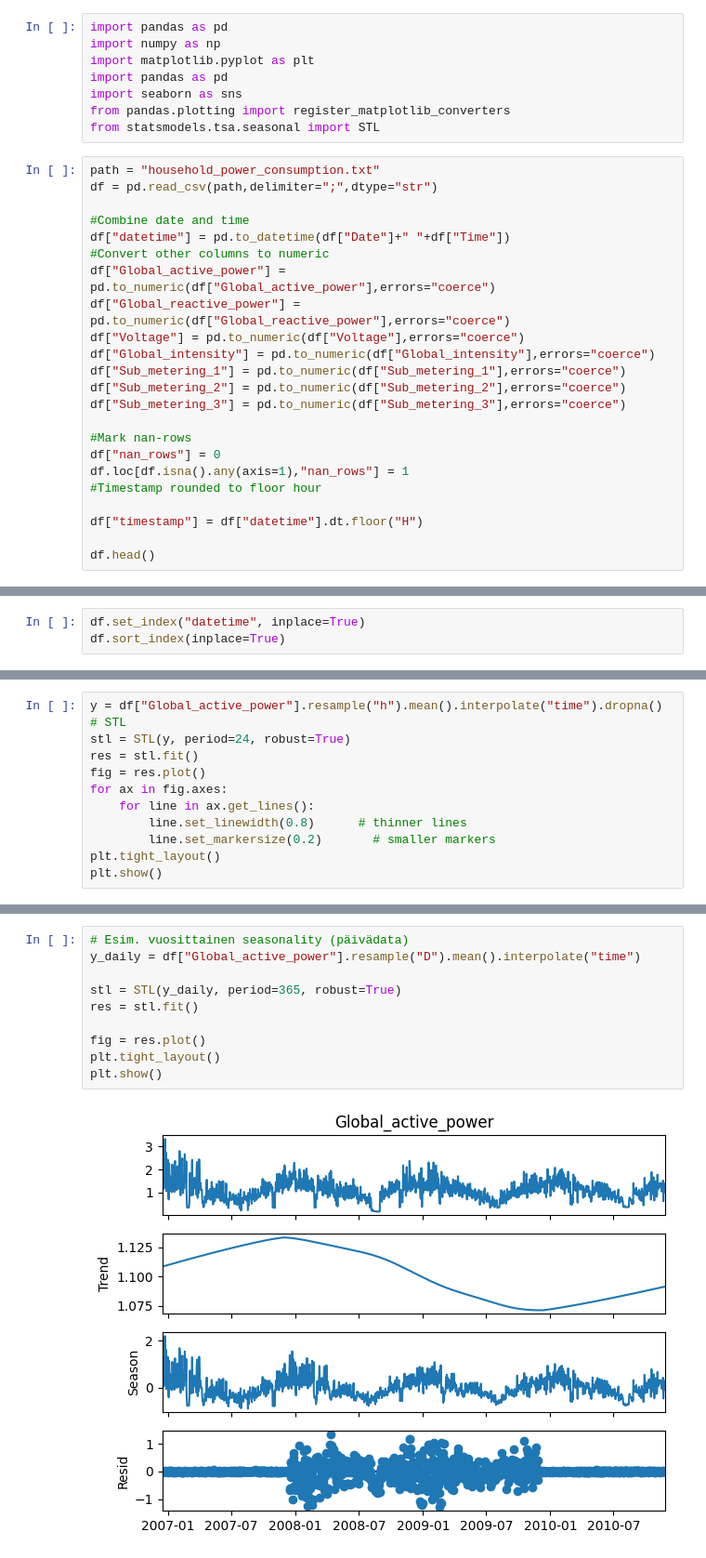
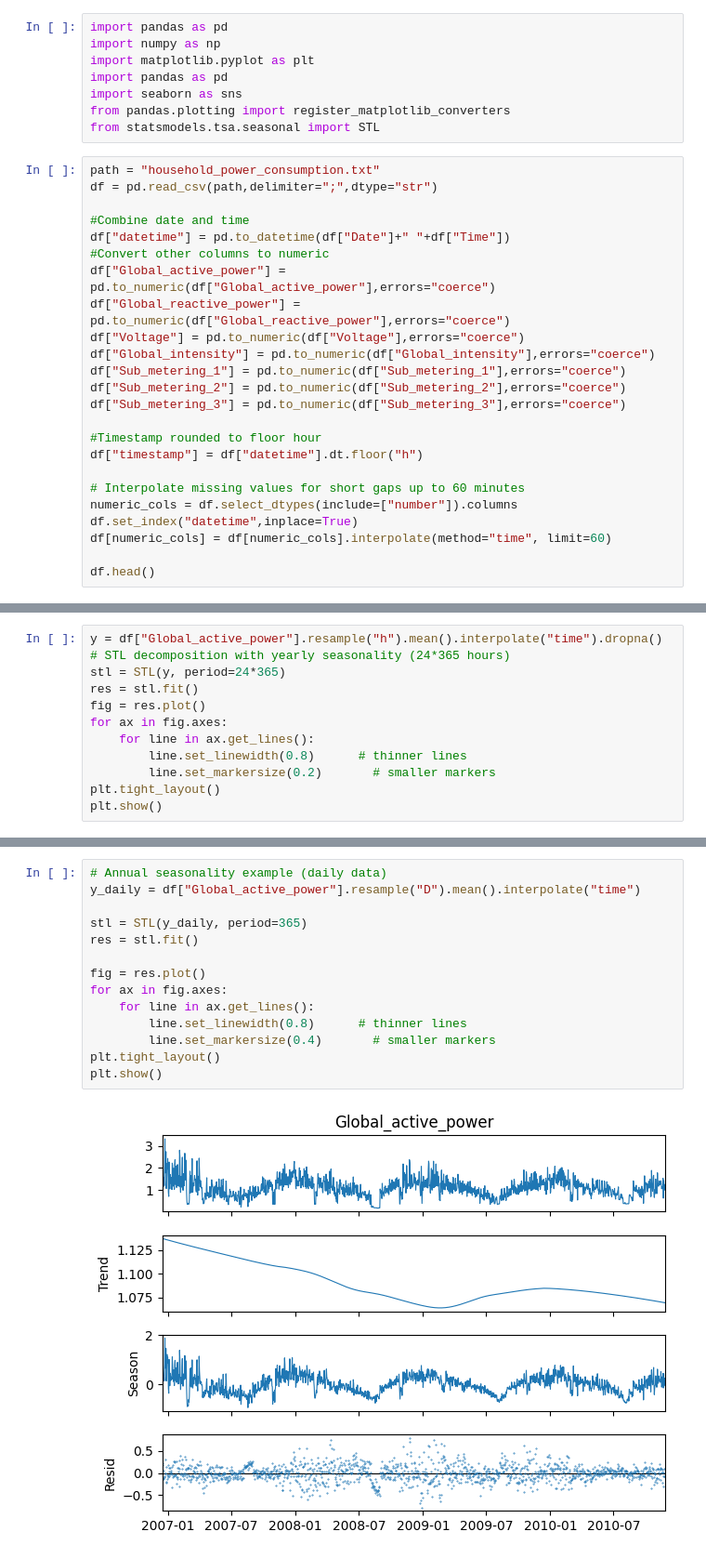
Before and after one commit to veetirajaniemi/adaml-ml-project, a Jupyter notebook: time_series_decomposition.ipynb, the cells around one changed output, grey strips where cells are left out. Shown at 93% size. Saved outputs shown, nothing was run; the diff lists cells and outputs as text.

```diff
--- a/time_series_decomposition.ipynb
+++ b/time_series_decomposition.ipynb
@@ -21,12 +21,13 @@ df["Sub_metering_1"] = pd.to_numeric(df["Sub_metering_1"],errors="coerce")
 df["Sub_metering_2"] = pd.to_numeric(df["Sub_metering_2"],errors="coerce")
 df["Sub_metering_3"] = pd.to_numeric(df["Sub_metering_3"],errors="coerce")
 
-#Mark nan-rows
-df["nan_rows"] = 0
-df.loc[df.isna().any(axis=1),"nan_rows"] = 1
 #Timestamp rounded to floor hour
+df["timestamp"] = df["datetime"].dt.floor("h")
 
-df["timestamp"] = df["datetime"].dt.floor("H")
+# Interpolate missing values for short gaps up to 60 minutes
+numeric_cols = df.select_dtypes(include=["number"]).columns
+df.set_index("datetime",inplace=True)
+df[numeric_cols] = df[numeric_cols].interpolate(method="time", limit=60)
 
 df.head()
 # %% [output]
@@ -39,3 +40,0 @@ df.head()
-# %%
-df.set_index("datetime", inplace=True)
-df.sort_index(inplace=True)
@@ -42,7 +100,7 @@ df.sort_index(inplace=True)
 # %%
 y = df["Global_active_power"].resample("h").mean().interpolate("time").dropna()
-# STL
-stl = STL(y, period=24, robust=True)
+# STL decomposition with yearly seasonality (24*365 hours)
+stl = STL(y, period=24*365)
 res = stl.fit()
 fig = res.plot()
 for ax in fig.axes:
@@ -123,14 +177,18 @@ plt.show()
 # %% [output]
 [figure]
 # %%
-# Esim. vuosittainen seasonality (päivädata)
+# Annual seasonality example (daily data)
 y_daily = df["Global_active_power"].resample("D").mean().interpolate("time")
 
-stl = STL(y_daily, period=365, robust=True)
+stl = STL(y_daily, period=365)
 res = stl.fit()
 
 fig = res.plot()
+for ax in fig.axes:
+    for line in ax.get_lines():
+        line.set_linewidth(0.8)      # thinner lines
+        line.set_markersize(0.4)       # smaller markers
 plt.tight_layout()
 plt.show()
 # %% [output]
-[figure, old version]
+[figure, new version]
```
Also changed, not shown: parts of 7 cells of this notebook.
